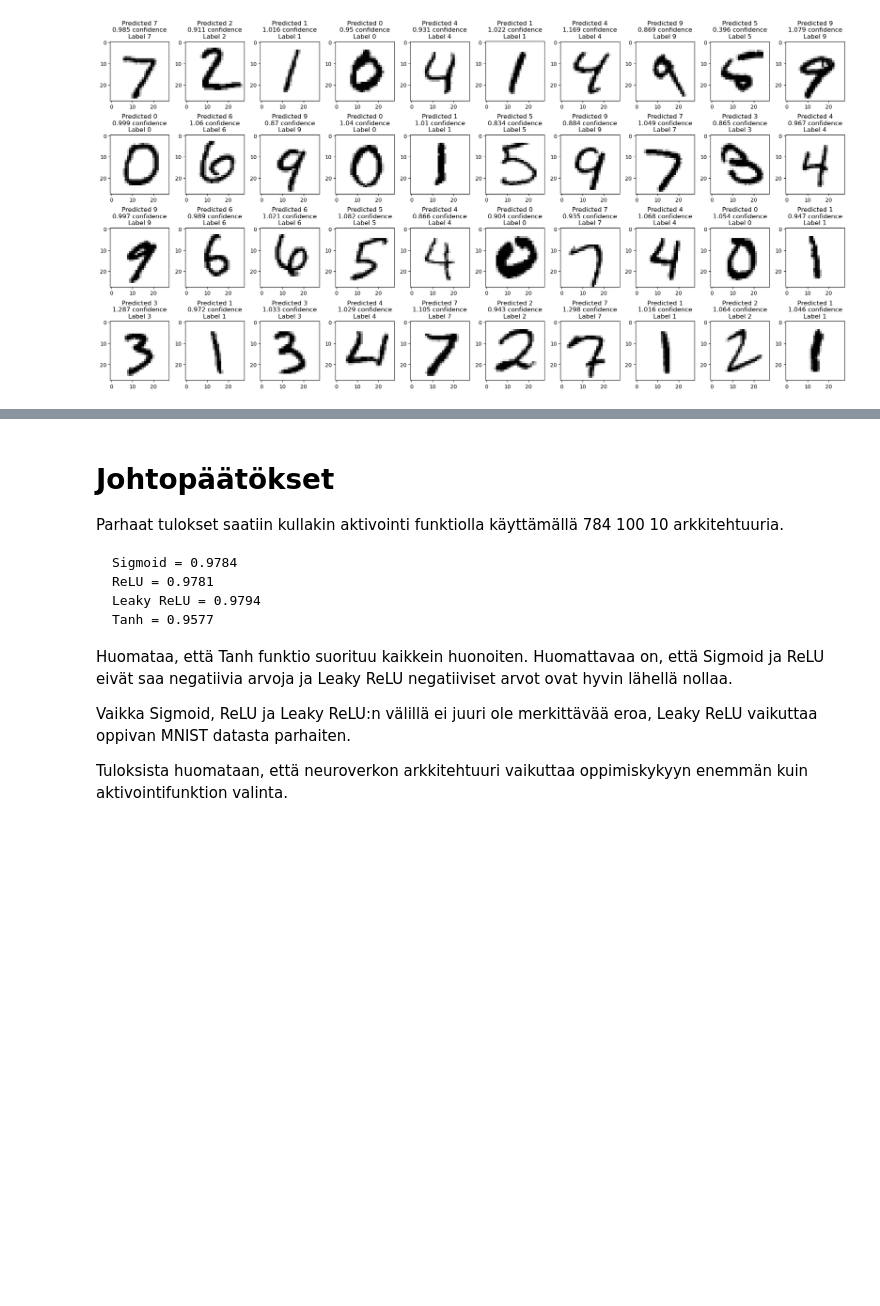
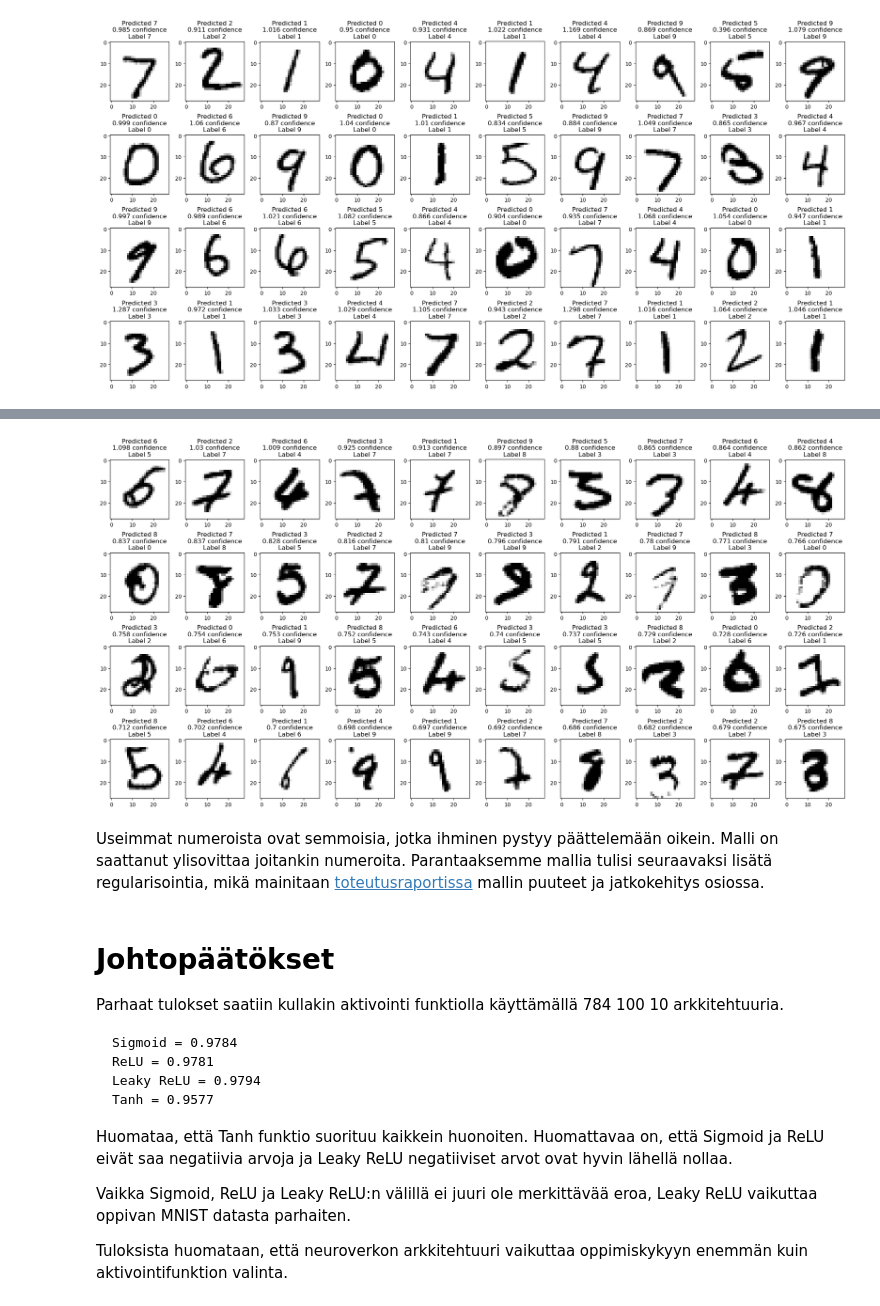
Before and after one commit to hypatrik/tiralabra, a Jupyter notebook: src/neural_network.ipynb, the cells around one changed output, grey strips where cells are left out. Drawn from its saved outputs; the diff is of its cells as text; code cells hidden in the pictures; blank space fills up the shorter version.

```diff
--- a/src/neural_network.ipynb
+++ b/src/neural_network.ipynb
@@ -485,0 +517,6 @@ plt.show()
+# %%
+df = create_evaluation_data_frame(best_model)
+print('Max confidence {}'.format(df['Confidences'].max()))
+false_predictions = df[df['Results'] == False]
+false_predictions_desc_by_conf = false_predictions.sort_values(by='Confidences', ascending=False)
+false_predictions_desc_by_conf.iloc[:40]
@@ -486,3 +542,28 @@ plt.show()
+# %%
+n_prediction = 40
+fig, axes = plt.subplots(4, 10, figsize=(20, 10))
+
+def image_vector_to_matrix(v):
+    n = int(np.sqrt(v.size))
+    return v.reshape(n, n)
+
+for i, ax in enumerate(axes.flatten()):
+    row = false_predictions_desc_by_conf.iloc[i]
+    ax.imshow(image_vector_to_matrix(X_test[row.name]), cmap='gray_r')
+    prediction, confidence, y = best_model.predict(X_test[i])
+    title_string = 'Predicted {}\n{} confidence\nLabel {}'.format(
+        row['Predictions'],
+        row['Confidences'],
+        row['CorrectLabel'],
+    )
+    ax.set_title(title_string)
+
+plt.tight_layout()
+plt.show()
+# %% [output]
+[figure, added]
+# %% [markdown]
+Useimmat numeroista ovat semmoisia, jotka ihminen pystyy päättelemään oikein. Malli on saattanut ylisovittaa joitankin numeroita. Parantaaksemme mallia tulisi seuraavaksi lisätä regularisointia, mikä mainitaan [toteutusraportissa](../toteutusraportti.md) mallin puuteet ja jatkokehitys osiossa.
 # %% [markdown]
 # Johtopäätökset
 
```
Also changed, not shown: parts of 7 cells of this notebook, 3 other files.
